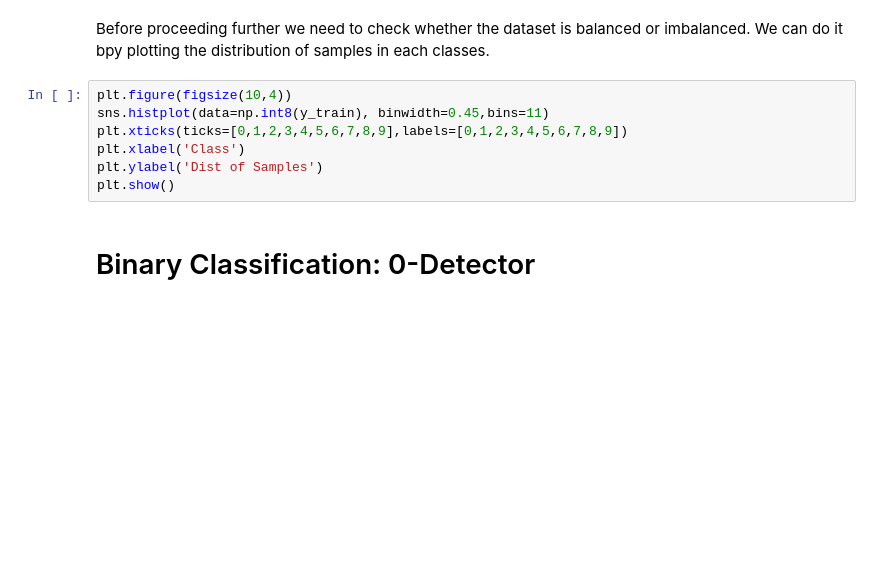
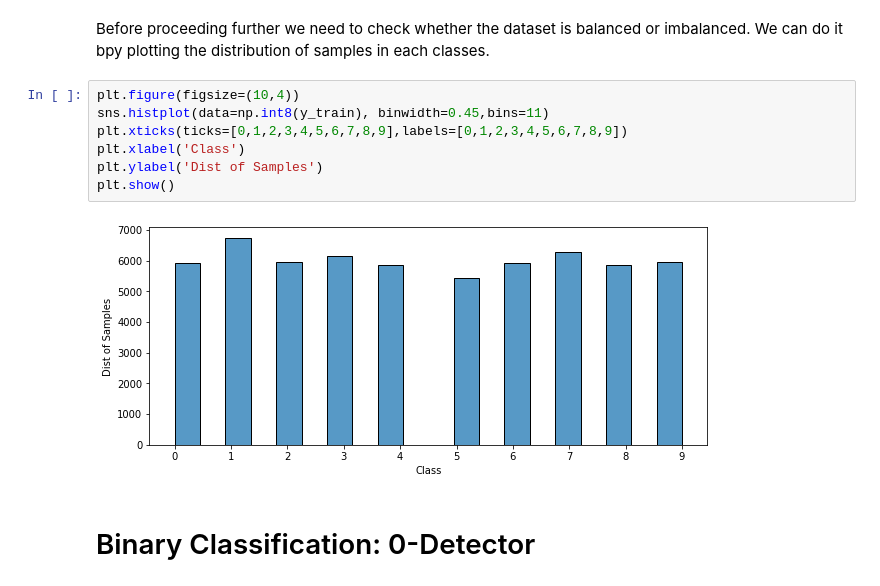
Before and after one commit to rahulagarwak/Machine-Learning-Practice-MLP, a Jupyter notebook: Colab Notebooks/MLP_Wk5_Binary_class_Image_Classification_with_Perceptron.ipynb, the cells around one changed output. Drawn from its saved outputs; the diff is of its cells as text; blank space fills up the shorter version.

```diff
--- a/Colab Notebooks/MLP_Wk5_Binary_class_Image_Classification_with_Perceptron.ipynb
+++ b/Colab Notebooks/MLP_Wk5_Binary_class_Image_Classification_with_Perceptron.ipynb
@@ -102,12 +114,14 @@ x_train, x_test, y_train, y_test = X[:60000], X[60000:], y[:60000], y[60000:]
 # %% [markdown]
 Before proceeding further we need to check whether the dataset is balanced or imbalanced. We can do it bpy plotting the distribution of samples in each classes.
 # %%
-plt.figure(figsize(10,4))
+plt.figure(figsize=(10,4))
 sns.histplot(data=np.int8(y_train), binwidth=0.45,bins=11)
 plt.xticks(ticks=[0,1,2,3,4,5,6,7,8,9],labels=[0,1,2,3,4,5,6,7,8,9])
 plt.xlabel('Class')
 plt.ylabel('Dist of Samples')
 plt.show()
+# %% [output]
+[figure, added]
 # %% [markdown]
 # Binary Classification: 0-Detector
 # %% [markdown]
```
Also changed, not shown: parts of 35 cells of this notebook.
